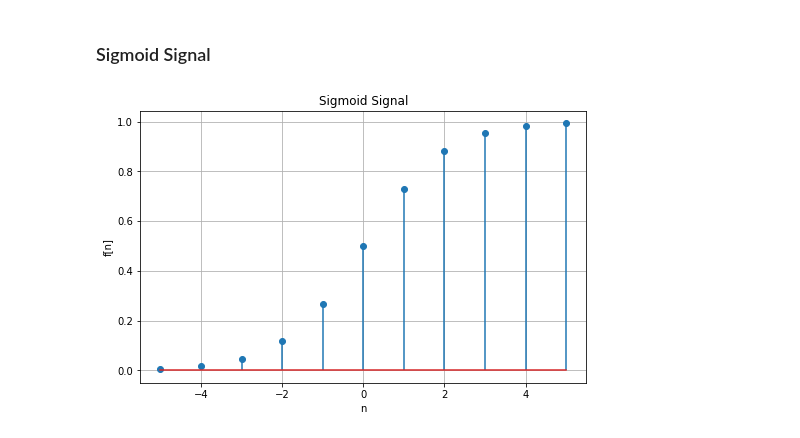
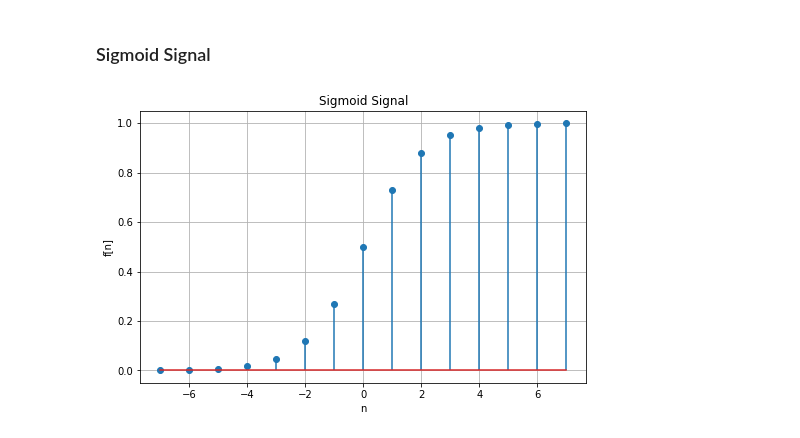
Before and after one commit to Gonzales-James/DSP, a Jupyter notebook: Lab02 - Signal Generator Package/58044_Lab02_Henerawr.ipynb, the cells around one changed output. Drawn from its saved outputs; the diff is of its cells as text; code cells hidden in the pictures.

```diff
--- a/Lab02 - Signal Generator Package/58044_Lab02_Henerawr.ipynb
+++ b/Lab02 - Signal Generator Package/58044_Lab02_Henerawr.ipynb
@@ -2,6 +2,8 @@
 <a href="https://colab.research.google.com/github/Gonzales-James/DSP/blob/main/Lab02%20-%20Signal%20Generator%20Package/58044_Lab02_Henerawr.ipynb" target="_parent"><img src="https://colab.research.google.com/assets/colab-badge.svg" alt="Open In Colab"/></a>
 # %%
 import siggenpy as sig
+# %%
+D_T = sig.discrete_time(-7, 7)
 # %% [markdown]
 ### Impulse Signal
 # %%
@@ -55,6 +57,6 @@ sig.discrete_time.generate_signal(signal, -5, 5, -0.5)
 ### Sigmoid Signal
 # %%
 signal = "sigmoid"
-sig.discrete_time.generate_signal(signal, -5, 5)
+D_T.generate_signal(signal)
 # %% [output]
-[figure, old version]
+[figure, new version]
```
Also changed, not shown: parts of 7 cells of this notebook.
